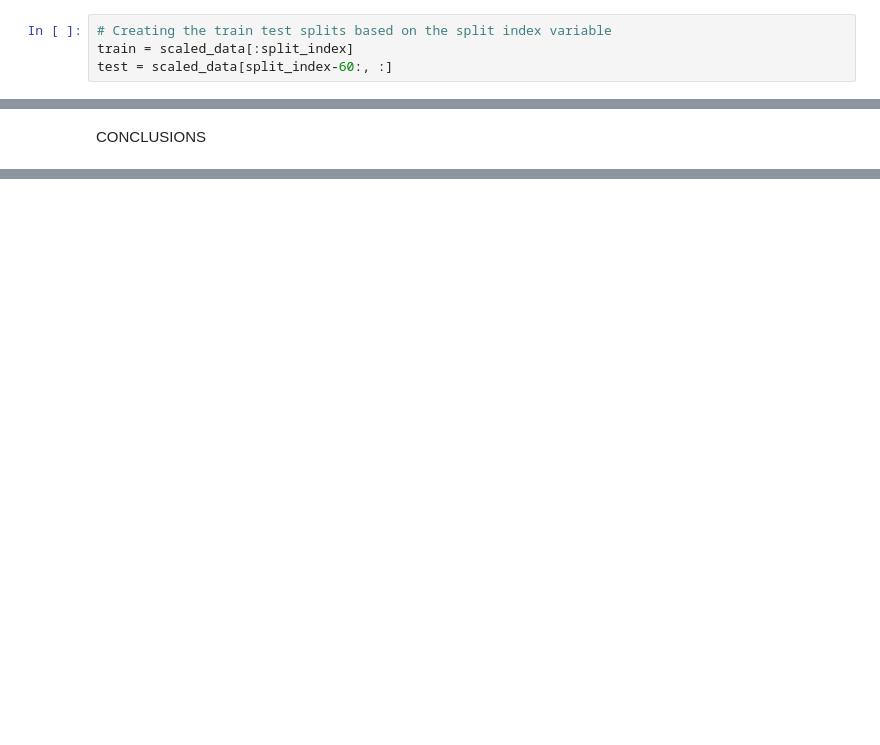
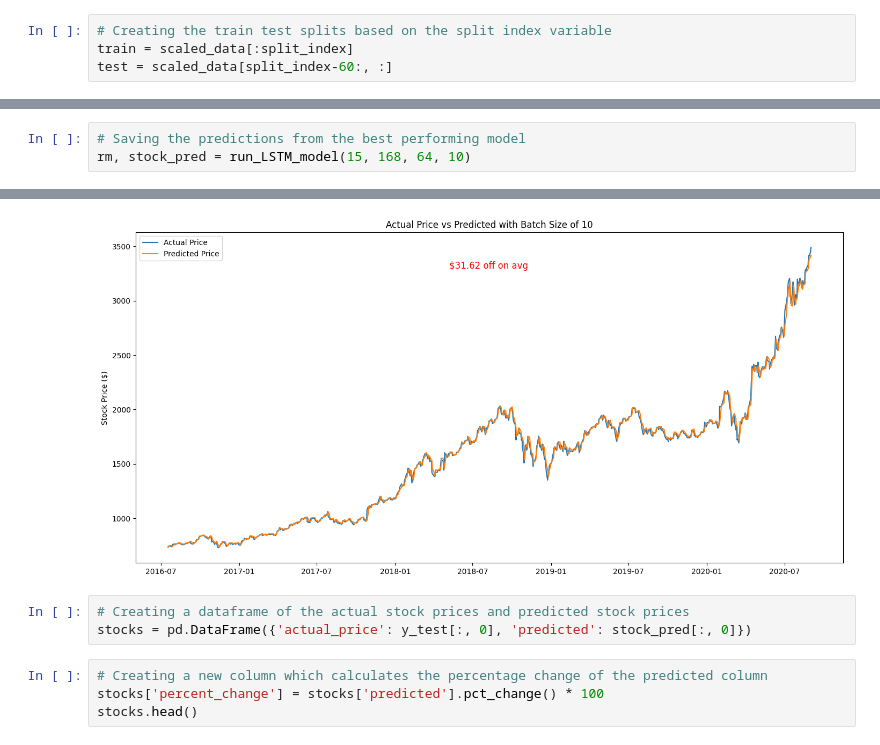
Before and after one commit to rredd002/Stock-Price-Predictions, a Jupyter notebook: Stock_Price_Prediction_notebook.ipynb, the cells around one changed output, grey strips where cells are left out. Cells and saved outputs as stored; diff of their text form; blank space fills up the shorter version.

```diff
--- a/Stock_Price_Prediction_notebook.ipynb
+++ b/Stock_Price_Prediction_notebook.ipynb
@@ -425,2 +390,4 @@ Epoch 15/15
-# %% [markdown]
-CONCLUSIONS
+# %%
+# Saving the predictions from the best performing model
+rm, stock_pred = run_LSTM_model(15, 168, 64, 10)
+# %% [output]
@@ -426,0 +411,8 @@ CONCLUSIONS
+[figure, added]
+# %%
+# Creating a dataframe of the actual stock prices and predicted stock prices
+stocks = pd.DataFrame({'actual_price': y_test[:, 0], 'predicted': stock_pred[:, 0]})
+# %%
+# Creating a new column which calculates the percentage change of the predicted column
+stocks['percent_change'] = stocks['predicted'].pct_change() * 100
+stocks.head()
```
Also changed, not shown: parts of 28 cells of this notebook.
